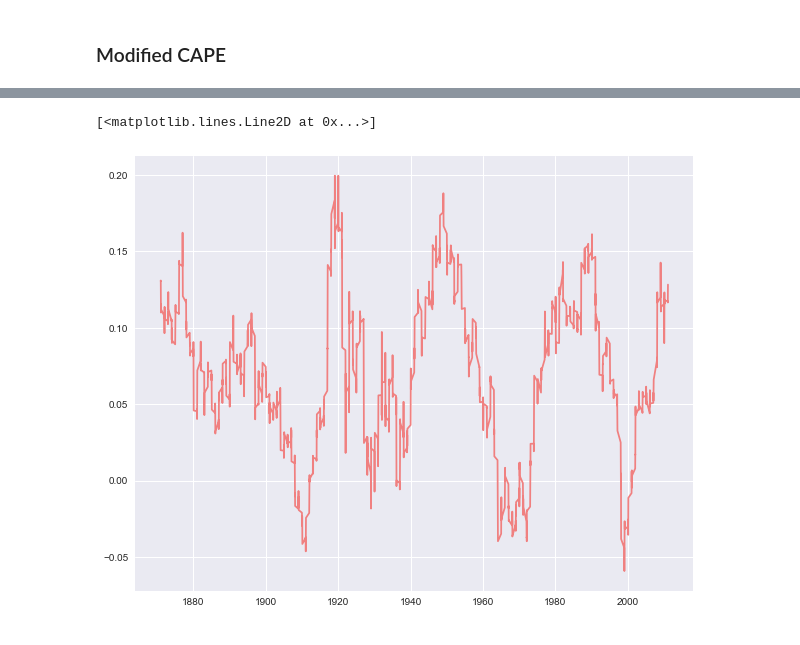
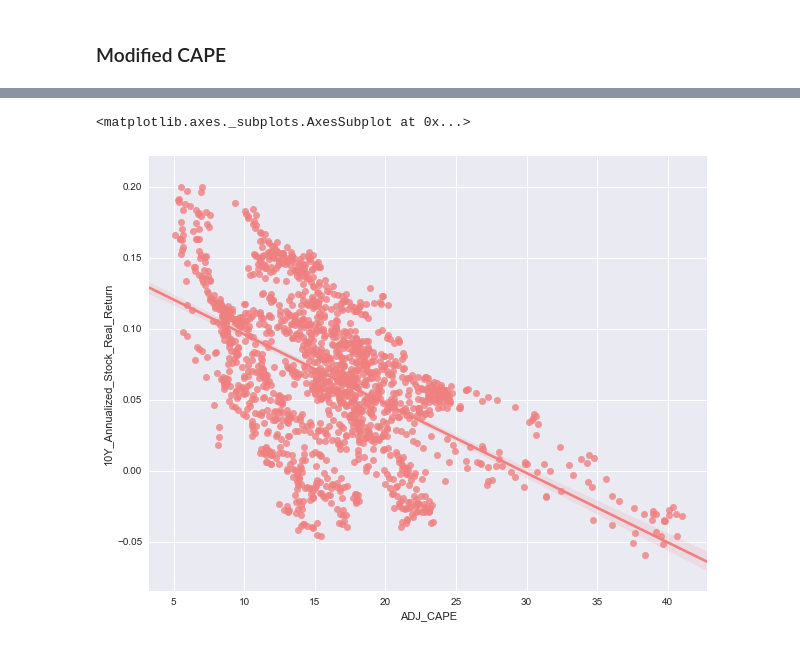
Before and after one commit to samsonq/Modifying-Shiller-CAPE-Ratio, a Jupyter notebook: notebooks/taxes.ipynb, the cells around one changed output, grey strips where cells are left out. Cells and saved outputs as stored; diff of their text form; code cells hidden in the pictures.

```diff
--- a/notebooks/taxes.ipynb
+++ b/notebooks/taxes.ipynb
@@ -134,0 +159,4 @@ Warnings:
+# %%
+ie_data["CAPE_QUINTILE"] = pd.qcut(ie_data["CAPE"],
+                                       q=5, labels=False)+1
+sns.barplot(x="CAPE_QUINTILE", y="10Y_Annualized_Stock_Real_Return", data=ie_data)
@@ -197,6 +251,6 @@ Warnings:
 # %%
 plt.figure(figsize=(10, 8))
-plt.plot(ie_data["Date"], ie_data["10Y_Annualized_Stock_Real_Return"], label="Real Returns", color='lightcoral')
+sns.regplot(ie_data["ADJ_CAPE"], ie_data["10Y_Annualized_Stock_Real_Return"], label="Real Returns", color='lightcoral')
 # %% [output]
-[<matplotlib.lines.Line2D at 0x...>]
+<matplotlib.axes._subplots.AxesSubplot at 0x...>
-[figure, old version]
+[figure, new version]
```
Also changed, not shown: parts of 8 cells of this notebook, 3 other files.
